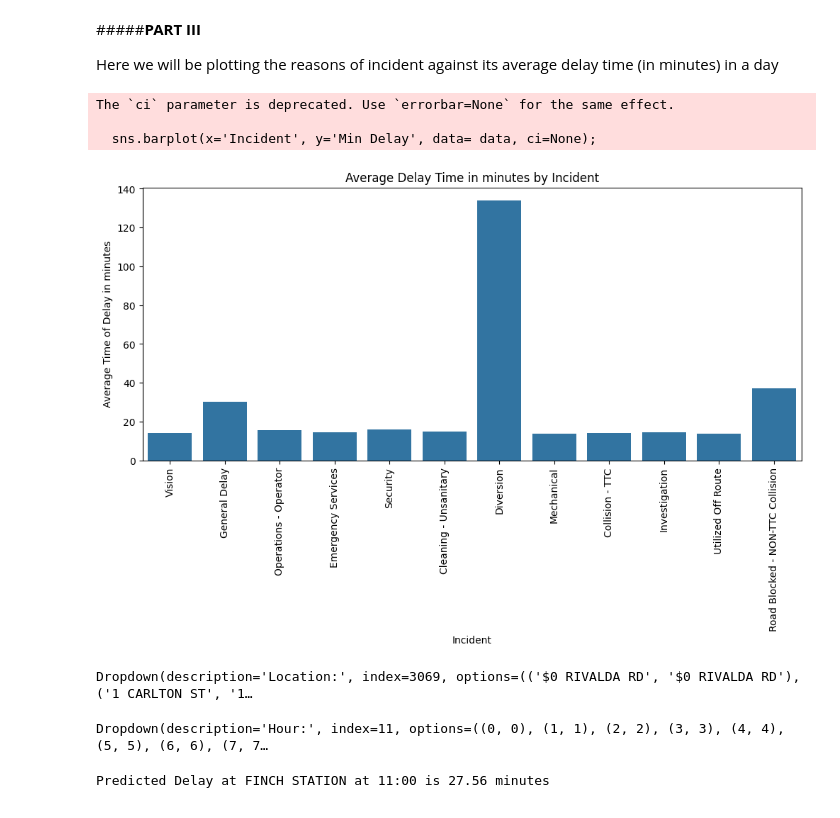
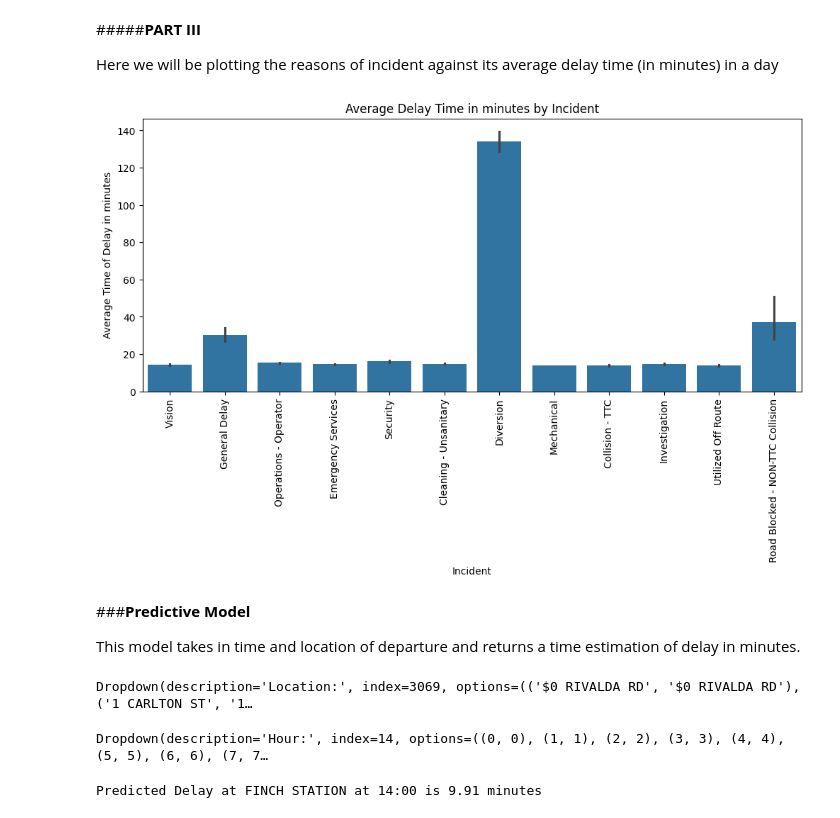
Before and after one commit to JYW5114/TTC_delay, a Jupyter notebook: TTC_Bus_Delays_.ipynb, the cells around one changed output. Cells and saved outputs as stored; diff of their text form; code cells hidden in the pictures.

```diff
--- a/TTC_Bus_Delays_.ipynb
+++ b/TTC_Bus_Delays_.ipynb
@@ -28,6 +28,6 @@ Saving bus-data.csv to bus-data (3).csv
 # %%
 # read csv file
-data = pd.read_csv(io.BytesIO(uploaded['bus-data (3).csv']), sep = ',')
+data = pd.read_csv(io.BytesIO(uploaded['bus-data.csv']), sep = ',')
 data.head()
 # %% [output]
 |  | Date | Route | Time | Day | Location | Incident | Min Delay | Min Gap | Direction | Vehicle |
@@ -44,7 +44,7 @@ We remove data records that have missing values in time, day. location and incid
 data = data.replace('?', np.nan)
 data = data.replace(' ', np.nan)
 data = data[data['Min Delay'] > 1]
-for col in ['Time', 'Day','Location', 'Incident']:
+for col in ['Time', 'Min Delay','Location', 'Incident']:
   data = data.dropna(subset=[col])
 # %% [markdown]
 #####**PART I**
@@ -83,16 +83,17 @@ Here we will be plotting the reasons of incident against its average delay time
 # %%
 # Plot Bar Graph
 plt.figure(figsize=(12,5))
-sns.barplot(x='Incident', y='Min Delay', data= data, ci=None);
+sns.barplot(x='Incident', y='Min Delay', data= data);
 plt.title("Average Delay Time in minutes by Incident")
 plt.xlabel("Incident")
 plt.ylabel("Average Time of Delay in minutes");
 plt.xticks(rotation= 90);
 # %% [output]
-The `ci` parameter is deprecated. Use `errorbar=None` for the same effect.
-
-  sns.barplot(x='Incident', y='Min Delay', data= data, ci=None);
-[figure, old version]
+[figure, new version]
+# %% [markdown]
+###**Predictive Model**
+
+This model takes in time and location of departure and returns a time estimation of delay in minutes.
 # %%
 data["Hour"] = data["Time"].str[:2].astype(int)
 avg_delay_per_hour = data.groupby("Hour")["Min Delay"].mean()
@@ -132,5 +133,5 @@ def predict(location, time):
 add_widget(location = "FINCH STATION", time = 2)
 # %% [output]
 Dropdown(description='Location:', index=3069, options=(('$0 RIVALDA RD', '$0 RIVALDA RD'), ('1 CARLTON ST', '1…
-Dropdown(description='Hour:', index=11, options=((0, 0), (1, 1), (2, 2), (3, 3), (4, 4), (5, 5), (6, 6), (7, 7…
+Dropdown(description='Hour:', index=14, options=((0, 0), (1, 1), (2, 2), (3, 3), (4, 4), (5, 5), (6, 6), (7, 7…
-Predicted Delay at FINCH STATION at 11:00 is 27.56 minutes
+Predicted Delay at FINCH STATION at 14:00 is 9.91 minutes
```
Also changed, not shown: parts of 2 cells of this notebook.
